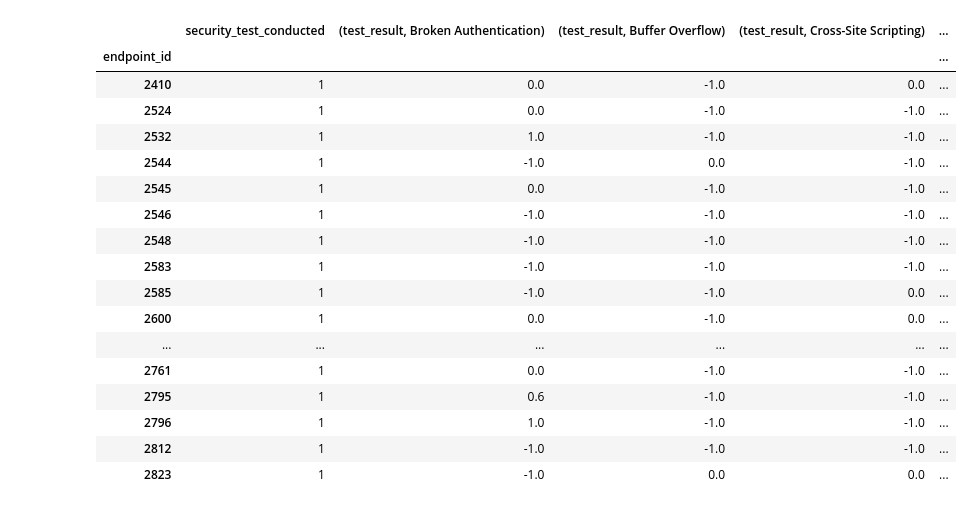
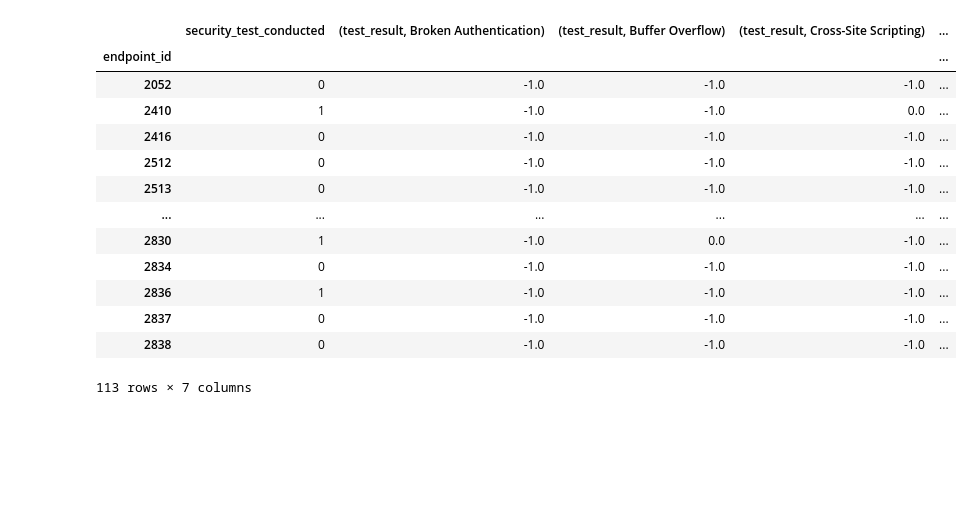
Before and after one commit to teejlab/API-Risk-Assessment-Framework, a Jupyter notebook: eda/eda_security_tests.ipynb, the cells around one changed output. Cells and saved outputs as stored; diff of their text form; code cells hidden in the pictures; blank space fills up the shorter version.

Commit message:
feat: update eda using V2 data

```diff
--- a/eda/eda_security_tests.ipynb
+++ b/eda/eda_security_tests.ipynb
@@ -7,7 +7,7 @@ import warnings
 warnings.filterwarnings("ignore")
 # %%
 # Load data from excel
-api_df = pd.read_excel("../data/raw/RiskClassification_Data_Endpoints_V1.xlsx",
+api_df = pd.read_excel("../data/raw/RiskClassification_Data_Endpoints_V2.xlsx",
                        "Core_Endpoint",
                        usecols="A:R")
 api_df.head()
@@ -193,4 +187,4 @@ feat_security_df
 # %%
 # Imputing missing values: if a test result is not available, fill '-1' as default
 feat_security_df.fillna(-1, inplace=True)
-feat_security_df.round(decimals=1)
+feat_security_df = feat_security_df.round(decimals=1)
@@ -216,22 +191,18 @@ feat_security_df.round(decimals=1)
 # %%
 # Final Security Test features
-feat_security_df.round(decimals=1)
+feat_security_df
 # %% [output]
 |  | security_test_conducted | (test_result, Broken Authentication) | (test_result, Buffer Overflow) | (test_result, Cross-Site Scripting) | ... |
 | endpoint_id |  |  |  |  | ... |
-| 2410 | 1 | 0.0 | -1.0 | 0.0 | ... |
-| 2524 | 1 | 0.0 | -1.0 | -1.0 | ... |
-| 2532 | 1 | 1.0 | -1.0 | -1.0 | ... |
-| 2544 | 1 | -1.0 | 0.0 | -1.0 | ... |
-| 2545 | 1 | 0.0 | -1.0 | -1.0 | ... |
-| 2546 | 1 | -1.0 | -1.0 | -1.0 | ... |
-| 2548 | 1 | -1.0 | -1.0 | -1.0 | ... |
-| 2583 | 1 | -1.0 | -1.0 | -1.0 | ... |
-| 2585 | 1 | -1.0 | -1.0 | 0.0 | ... |
-| 2600 | 1 | 0.0 | -1.0 | 0.0 | ... |
+| 2052 | 0 | -1.0 | -1.0 | -1.0 | ... |
+| 2410 | 1 | -1.0 | -1.0 | 0.0 | ... |
+| 2416 | 0 | -1.0 | -1.0 | -1.0 | ... |
+| 2512 | 0 | -1.0 | -1.0 | -1.0 | ... |
+| 2513 | 0 | -1.0 | -1.0 | -1.0 | ... |
 | ... | ... | ... | ... | ... | ... |
-| 2761 | 1 | 0.0 | -1.0 | -1.0 | ... |
-| 2795 | 1 | 0.6 | -1.0 | -1.0 | ... |
-| 2796 | 1 | 1.0 | -1.0 | -1.0 | ... |
-| 2812 | 1 | -1.0 | -1.0 | -1.0 | ... |
-| 2823 | 1 | -1.0 | 0.0 | 0.0 | ... |
+| 2830 | 1 | -1.0 | 0.0 | -1.0 | ... |
+| 2834 | 0 | -1.0 | -1.0 | -1.0 | ... |
+| 2836 | 1 | -1.0 | -1.0 | -1.0 | ... |
+| 2837 | 0 | -1.0 | -1.0 | -1.0 | ... |
+| 2838 | 0 | -1.0 | -1.0 | -1.0 | ... |
+113 rows × 7 columns
```
Also changed, not shown: parts of 12 cells of this notebook.
